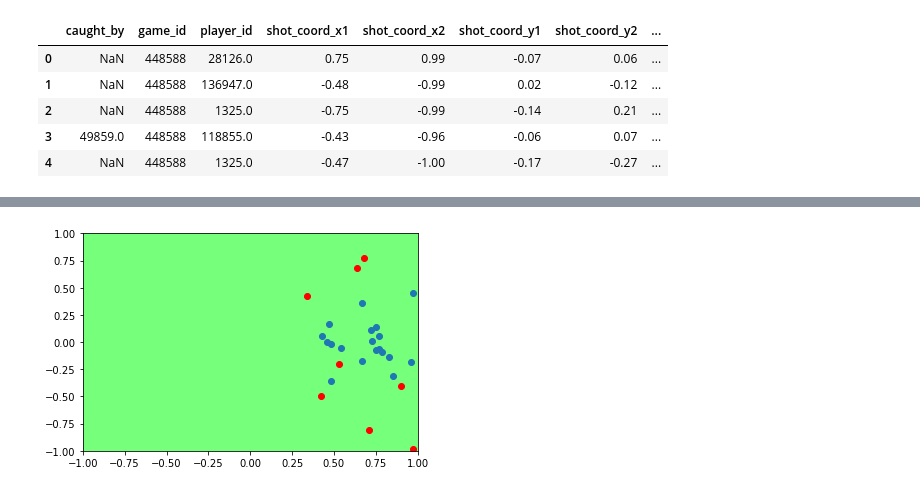
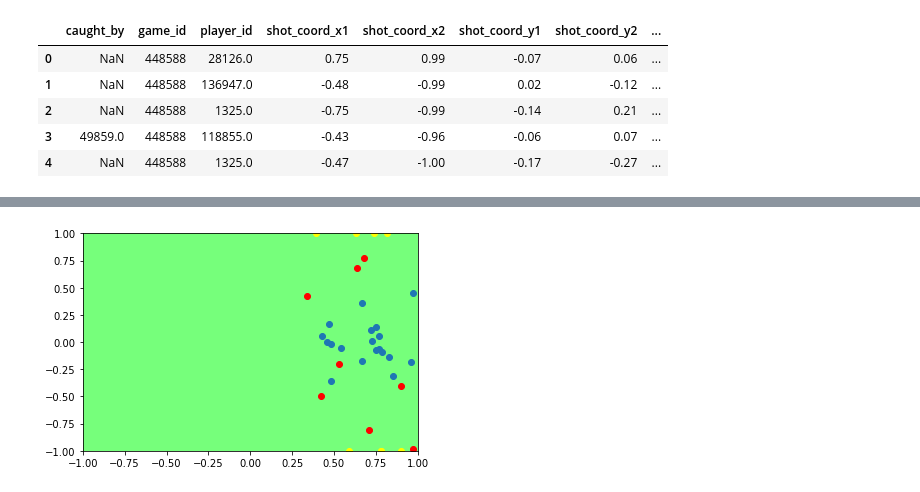
Before and after one commit to d-v-dlee/super_liga_xg, a Jupyter notebook: pass_to_shot.ipynb, the cells around one changed output, grey strips where cells are left out. Drawn from its saved outputs; the diff is of its cells as text; code cells hidden in the pictures.

```diff
--- a/pass_to_shot.ipynb
+++ b/pass_to_shot.ipynb
@@ -321,9 +361,10 @@ See the caveats in the documentation: http://pandas.pydata.org/pandas-docs/stabl
 # %%
 fig, ax = plt.subplots()
 ax.scatter(transposed_df['shot_coord_x1'], transposed_df['shot_coord_y1'])
 ax.scatter(transposed_df['pass_coord_x1'], transposed_df['pass_coord_y1'], color='red')
+ax.scatter(transposed_df['pass_coord_x2'], transposed_df['pass_coord_y2'], color='yellow')
 ax.set_xlim([-1, 1])
 ax.set_ylim([-1, 1])
 ax.set_facecolor('xkcd:lightgreen')
 # %% [output]
-[figure, old version]
+[figure, new version]
```
Also changed, not shown: parts of 10 cells of this notebook, 1 other file.
